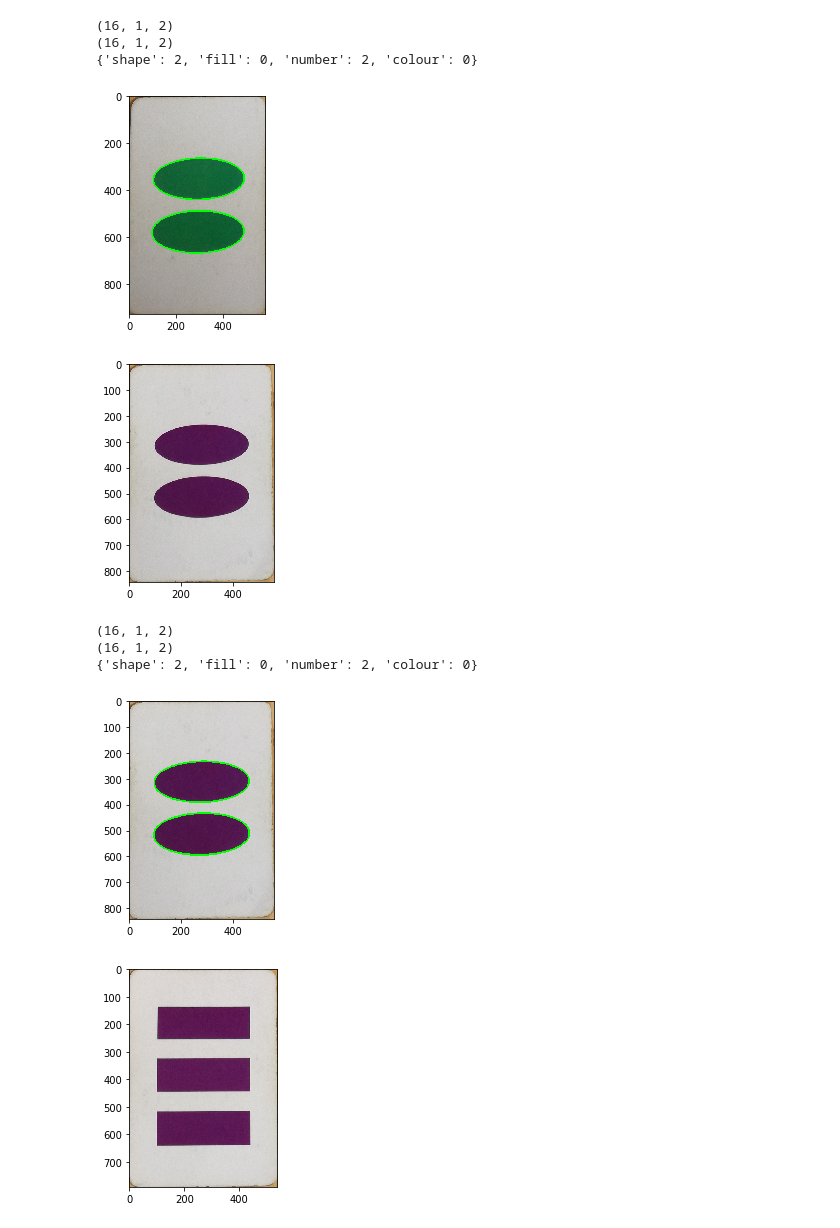
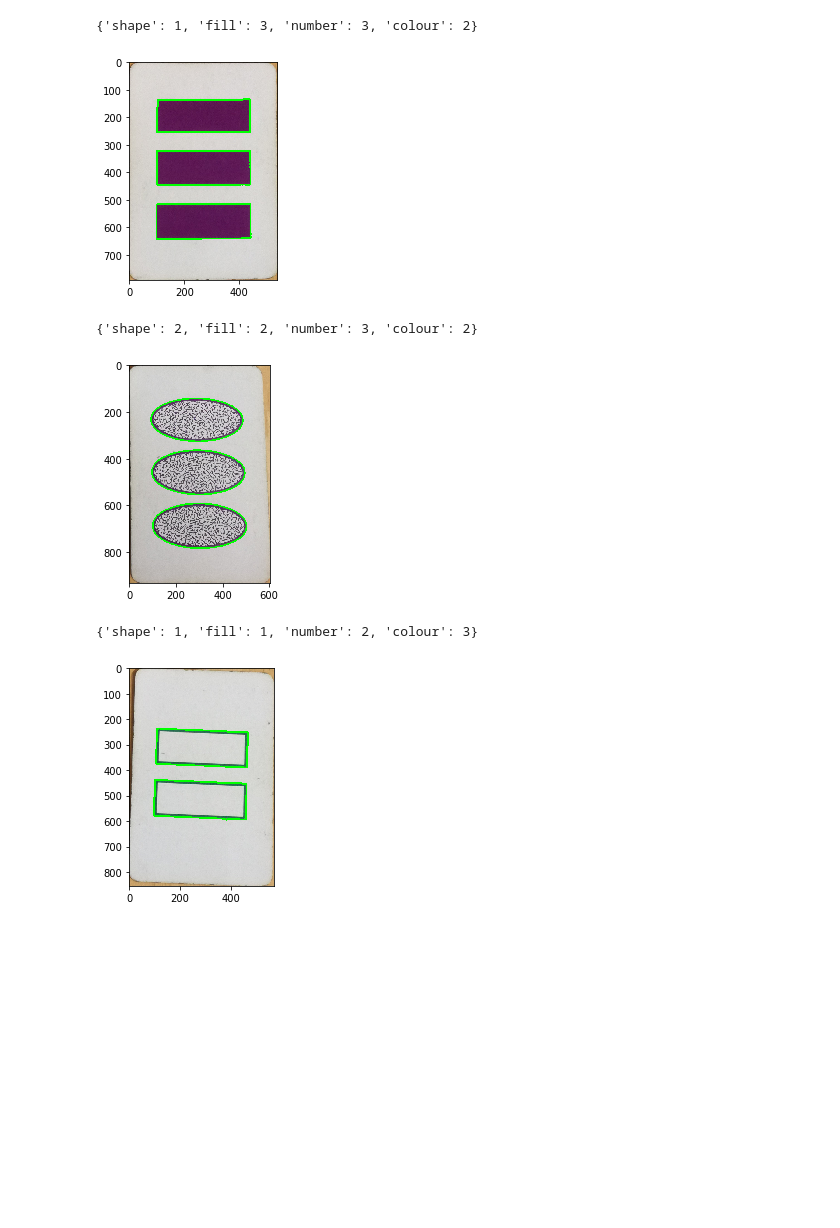
Before and after one commit to francotheengineer/Set_Game_Computer_Vision, a Jupyter notebook: detect_card.ipynb, the cells around one changed output. Saved outputs shown, nothing was run; the diff lists cells and outputs as text; code cells hidden in the pictures; blank space fills up the shorter version.

```diff
--- a/detect_card.ipynb
+++ b/detect_card.ipynb
@@ -91,19 +102,14 @@ def find_shapes(image):
     thr_image = cv2.Canny(gray_img, 50, 220, apertureSize=3)
     thr_image = cv2.dilate(thr_image, np.ones((3, 3), np.uint8))
     cont_img, contours, hierarchy = cv2.findContours(thr_image, cv2.RETR_EXTERNAL, cv2.CHAIN_APPROX_SIMPLE)
-#     colour = check_colour(image)
 
     for cnt in contours:
         if cv2.contourArea(cnt) > 5000 and cv2.contourArea(cnt) < 200000:
-            cv2.drawContours(draw_on, [cnt], 0, (0, 255, 0), 5)
+            cv2.drawContours(draw_on, [cnt], 0, (0, 255, 0), 6)
 
-#             print(cv2.arcLength(cnt, True))
-#             print(cv2.contourArea(cnt))
             epsilon = 0.005*cv2.arcLength(cnt, True)
             approx = cv2.approxPolyDP(cnt, epsilon, True)
 
-
-            print(approx.shape)
             if approx.shape[0] == 4:
                 card_props['shape'] = 1
                 card_props['number'] += 1
@@ -114,5 +120,5 @@ def find_shapes(image):
                 card_props['shape'] = 3
                 card_props['number'] += 1
 
-
-    return card_props
+    card_props_out = check_colour(image[:], card_props)
+    return card_props_out
@@ -121,40 +125,42 @@ image_file = '/Users/francis/projects/Set_Game_Computer_Vision/IMG_20190106_1619
 # %%
+image_file = '/Users/francis/projects/Set_Game_Computer_Vision/source_cards/set_game_board.jpg'
+
 img = cv2.imread(image_file)
-img_2 = img[:]
+img_2 = copy.deepcopy(img)
 cards = find_cards(img)
 cards = cv2.groupRectangles(cards, 1)[0]
 
+name_iterator = 0
 for card in cards:
+
     card_img = img[card[1]:card[1]+card[3], card[0]:card[0]+card[2]]
+
+    cv2.imwrite('sliced_cards/slice_' + str(name_iterator) + '.png', card_img)
+
 #     cv2.imshow('thiscard', card_img)
-    draw_on = card_img[:]
-    plt.imshow(cv2.cvtColor(card_img, cv2.COLOR_BGR2RGB))
-    plt.show()
 
+    draw_on = copy.deepcopy(card_img)
+
+    # plt.imshow(cv2.cvtColor(card_img, cv2.COLOR_BGR2RGB))
+    # plt.show()
 
     shapes = find_shapes(card_img)
     print(shapes)
     plt.imshow(cv2.cvtColor(draw_on, cv2.COLOR_BGR2RGB))
     plt.show()
 
-    cv2.rectangle(img_2, (card[0], card[1]), (card[0]+card[2], card[1]+card[3]), (255, 0, 0), thickness=2)
-# print("Found {num} cards and {shapes} shapes (d={d}, o={o}, s={s}).".format(
-#     num=len(cards),
-#     shapes=shape_count,
-#     s=shape_count["squiggles"],
-#     o=shape_count["ovals"],
-#     d=shape_count["diamonds"]
-
+    cv2.rectangle(img_2, (card[0], card[1]), (card[0]+card[2], card[1]+card[3]), (255, 0, 0), thickness=10)
+    name_iterator += 1
 
 # #     plt.imshow(img)
-ch = 0xFF & cv2.waitKey()
-if ch == 27:
-    exit()
+# ch = 0xFF & cv2.waitKey()
+# if ch == 27:
+#     exit()
 
-cv2.waitKey(0)
+# cv2.waitKey(0)
 plt.imshow(cv2.cvtColor(img_2, cv2.COLOR_BGR2RGB))
 plt.show()
-cv2.imwrite('output.jpg', img_2)
-cv2.destroyAllWindows()
+cv2.imwrite('sliced_cards/output.jpg', img_2)
+# cv2.destroyAllWindows()
 # cv2.waitKey(1)
 # %% [output]
@@ -167,10 +173,6 @@ cv2.destroyAllWindows()
-(16, 1, 2)
-(16, 1, 2)
-{'shape': 2, 'fill': 0, 'number': 2, 'colour': 0}
+{'shape': 1, 'fill': 3, 'number': 3, 'colour': 2}
-[figure, old version]
+[figure, new version]
+{'shape': 2, 'fill': 2, 'number': 3, 'colour': 2}
-[figure, old version]
+[figure, new version]
-(16, 1, 2)
-(16, 1, 2)
-{'shape': 2, 'fill': 0, 'number': 2, 'colour': 0}
+{'shape': 1, 'fill': 1, 'number': 2, 'colour': 3}
-[figure, old version]
+[figure, new version]
-[figure, removed]
```
Also changed, not shown: parts of 7 cells of this notebook, 14 other files.
